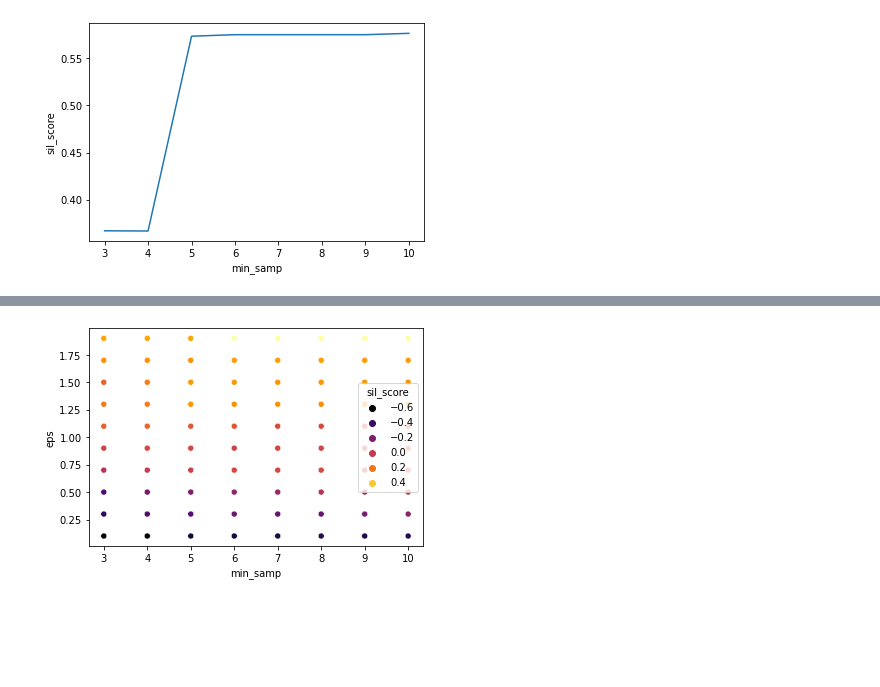
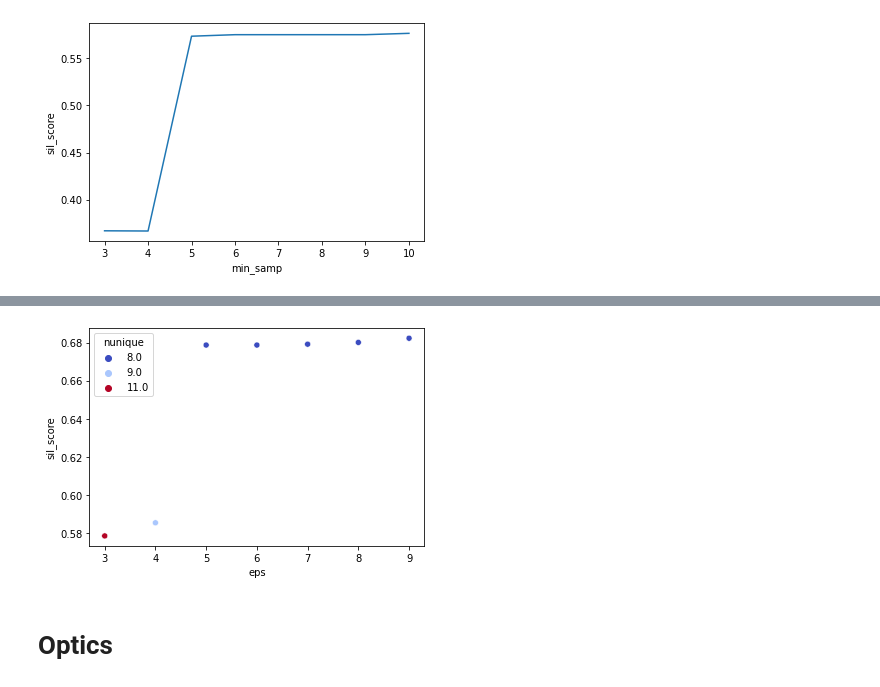
Before and after one commit to mattlamachado/MineralogicData_Clustering, a Jupyter notebook: ZM_clustering_v1.ipynb, the cells around one changed output, grey strips where cells are left out. Cells and saved outputs as stored; diff of their text form; code cells hidden in the pictures; blank space fills up the shorter version.

```diff
--- a/ZM_clustering_v1.ipynb
+++ b/ZM_clustering_v1.ipynb
@@ -334,15 +462,15 @@ sil_score_max = -1 #this is the minimum possible score
 
 silhouette = pd.DataFrame(columns = ['n_clusters', 'sil_score'])
 
-range = range(20,40,1)
+range = np.arange(20,40,1)
 
 for n_clusters in range:
-  model = KMeans(n_clusters = n_clusters, init='k-means++', n_init=1)
+  model = AgglomerativeClustering(n_clusters = n_clusters, affinity = 'euclidean', linkage = 'ward', compute_full_tree = True)
   labels = model.fit_predict(XTrain)
   sil_score = silhouette_score(XTrain, labels)
   # print("The average silhouette score for %i clusters is %0.2f" %(n_clusters,sil_score))
 
-  silhouette = pd.concat([silhouette, pd.DataFrame(data=[[n_clusters, sil_score]], columns=['n_clusters', 'sil_score'])])
+  silhouette = pd.concat([silhouette, pd.DataFrame(data=[[n_clusters, sil_score]], columns=['n_clusters', 'sil_score'])], axis = 0)
   if sil_score > sil_score_max:
     sil_score_max = sil_score
     best_n_clusters = n_clusters
@@ -356,6 +478,0 @@ db_train.reset_index(drop=True, inplace = True)
-# %%
-for i in sorted(db_train.hc.unique()):
-    print(f'______________________{i}______________________')
-    display(
-        db_train_base.loc[db_train[db_train.hc == i].index,:].describe().T
-    )
@@ -443,10 +498,10 @@ yTrain.DBSCAN.nunique()
 # %%
 silhouette_db = pd.DataFrame(columns= ('eps', 'sil_score'))
 
-for i in range(10, 200, 20):
-    model = DBSCAN(eps= i/10, min_samples = 5).fit_predict(XTrain)
+for i in np.arange(0.2, 1.2, 0.2):
+    model = DBSCAN(eps= i, min_samples = 5).fit_predict(XTrain)
     nunique = pd.Series(model).nunique()
-    silhouette_db.loc[i, 'eps'] = i/10
+    silhouette_db.loc[i, 'eps'] = i
     silhouette_db.loc[i, 'nunique'] = nunique
     silhouette_db.loc[i, 'sil_score'] = silhouette_score(XTrain, model, random_state = 0)
 
@@ -496,10 +540,10 @@ sns.lineplot(data = silhouette_db, x = 'min_samp', y = 'sil_score');
 # %%
 silhouette_db = pd.DataFrame(columns= ('min_samp', 'sil_score'))
 x = 1
-for eps in [0.1, 0.3, 0.5, 0.7, 0.9, 1.1, 1.3, 1.5, 1.7, 1.9]:
-    for min_samp in range(3,11,1):
+for eps in np.arange(3, 10, 1):
+    for min_samp in np.arange(7,8,1):
 
-        model = DBSCAN(eps= eps, min_samples = min_samp).fit_predict(XTrain)
+        model = DBSCAN(eps= eps, min_samples = 7).fit_predict(XTrain)
         nunique = pd.Series(model).nunique()
         silhouette_db.loc[x, 'nunique'] = nunique
         silhouette_db.loc[x, 'min_samp'] = min_samp
@@ -508,6 +552,6 @@ for eps in [0.1, 0.3, 0.5, 0.7, 0.9, 1.1, 1.3, 1.5, 1.7, 1.9]:
 
         x += 1
 
-display(silhouette_db)
+display(silhouette_db.sort_values(by = 'sil_score', ascending = False))
 # %% [output]
 |  | min_samp | sil_score | nunique | eps |
@@ -526,4 +565,6 @@ display(silhouette_db)
 # %%
-sns.scatterplot(data = silhouette_db, x = 'min_samp', y = 'eps', hue = 'sil_score', palette= 'inferno');
+sns.scatterplot(data = silhouette_db, x = 'eps', y = 'sil_score', hue = 'nunique', palette= 'coolwarm');
 # %% [output]
-[figure, old version]
+[figure, new version]
+# %% [markdown]
+# Optics
```
Also changed, not shown: parts of 37 cells of this notebook.
